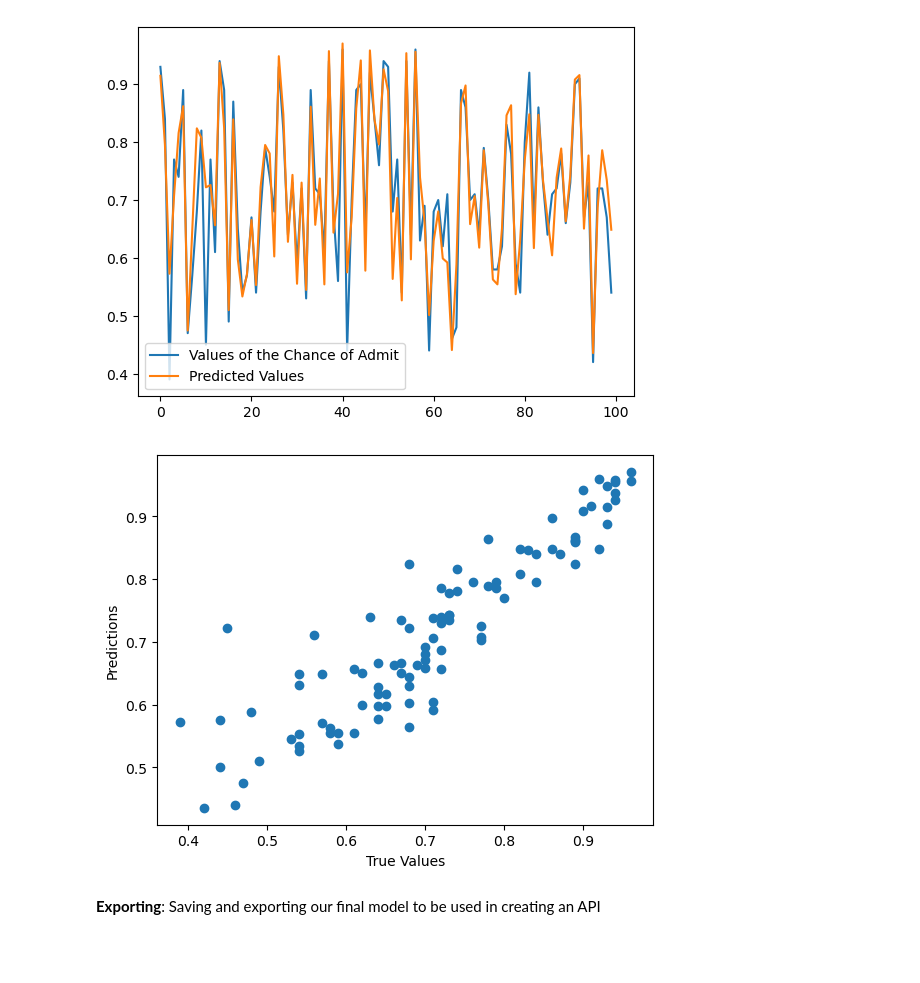
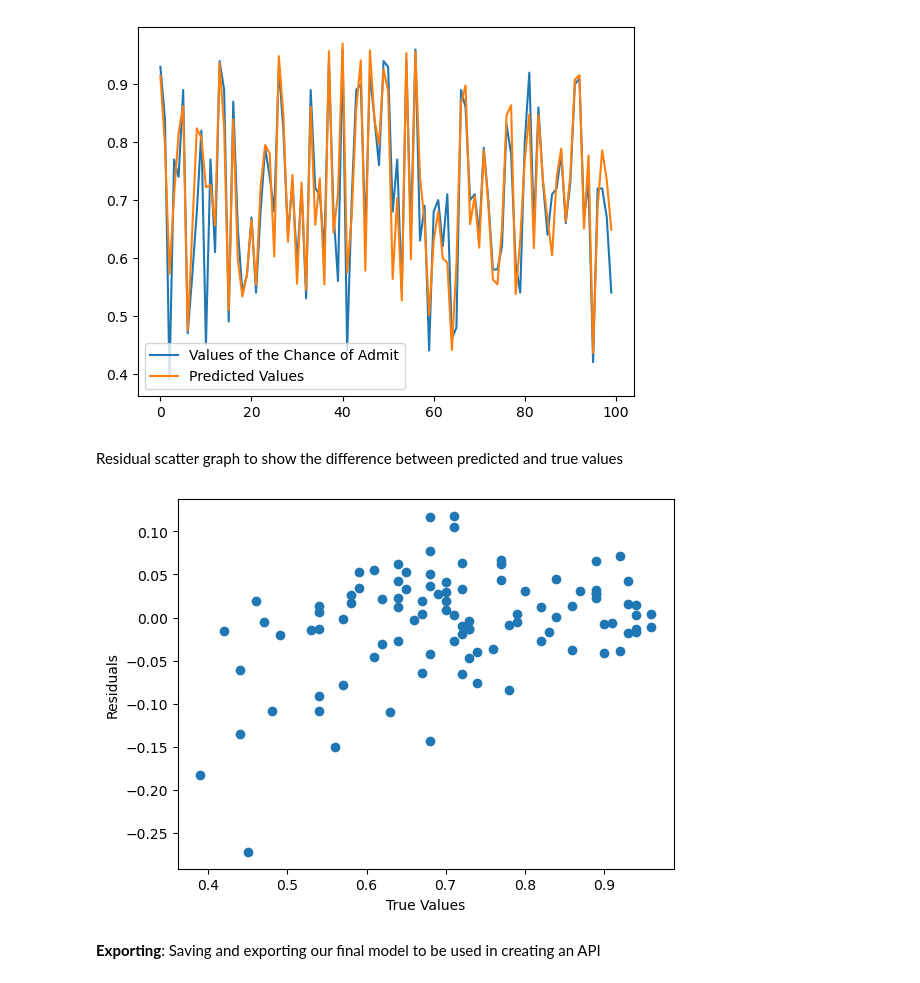
Before and after one commit to kennyg37/linear_regression_model, a Jupyter notebook: linear_regression/admission.ipynb, the cells around one changed output. Drawn from its saved outputs; the diff is of its cells as text; code cells hidden in the pictures; blank space fills up the shorter version.

Commit message:
adding a new graph to the multivariate notebook

```diff
--- a/linear_regression/admission.ipynb
+++ b/linear_regression/admission.ipynb
@@ -111,13 +111,16 @@ plt.legend()
 plt.show()
 # %% [output]
 [figure]
+# %% [markdown]
+Residual scatter graph to show the difference between predicted and true values
 # %%
-plt.scatter(y_test_values, y_pred)
+residuals = [true - pred for true, pred in zip(y_test_values, y_pred)]
+plt.scatter(y_test_values, residuals)
 plt.xlabel('True Values')
-plt.ylabel('Predictions')
+plt.ylabel('Residuals')
 plt.show()
 # %% [output]
-[figure, old version]
+[figure, new version]
 # %% [markdown]
 **Exporting**: Saving and exporting our final model to be used in creating an API
 # %%
```
